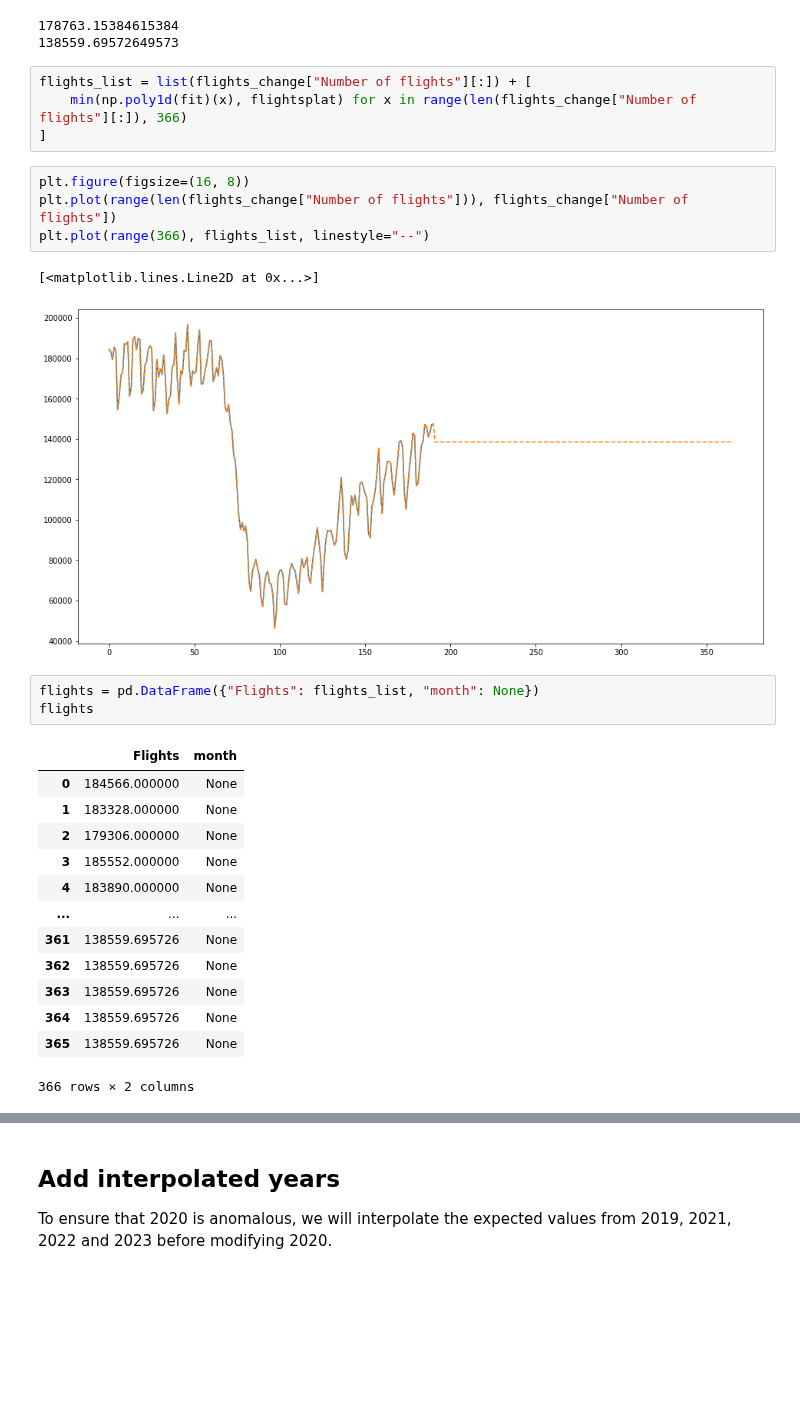
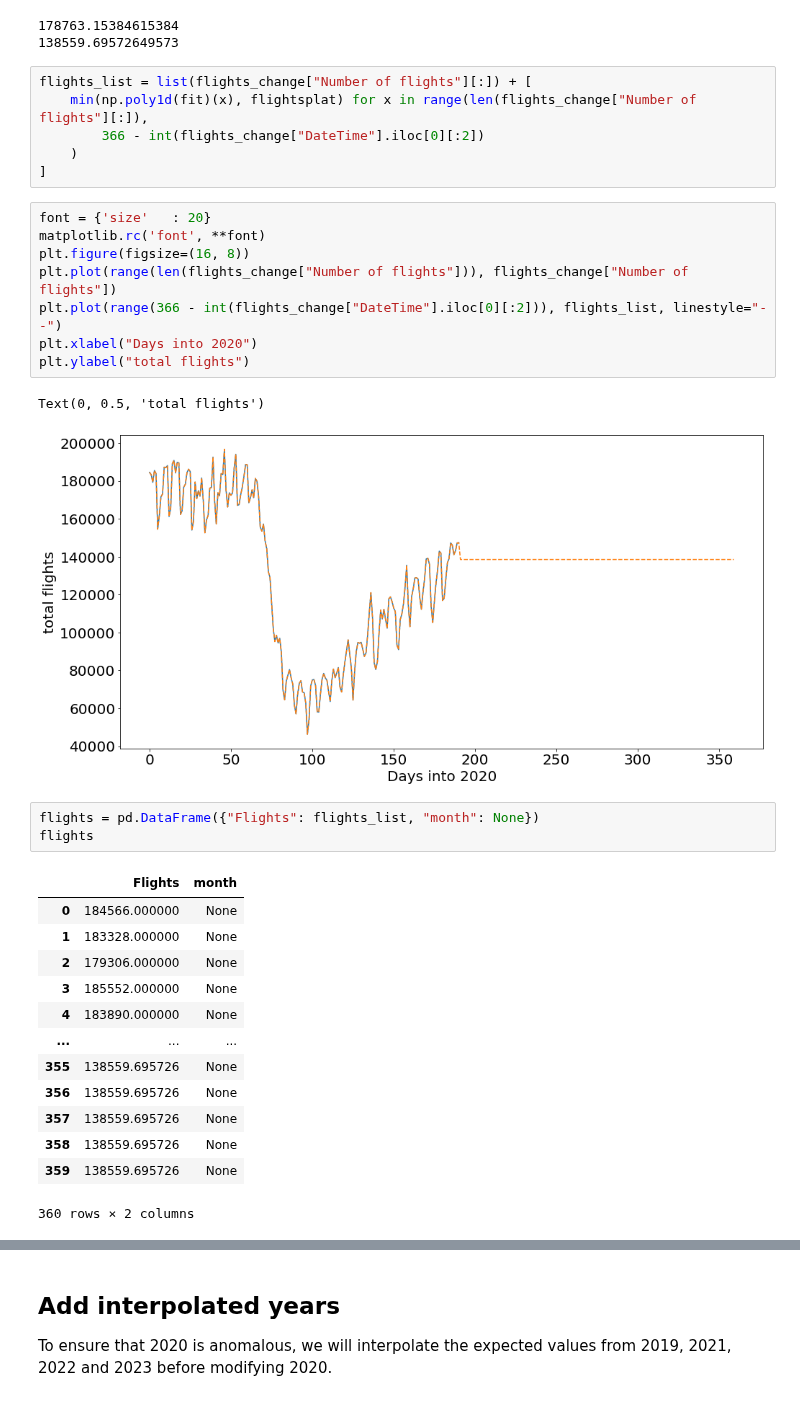
Before and after one commit to Rlamboll/modify_COVID19_netCDF_Emissions, a Jupyter notebook: calculations/calc_aviation_emissions.ipynb, the cells around one changed output, grey strips where cells are left out. Drawn from its saved outputs; the diff is of its cells as text; blank space fills up the shorter version.

```diff
--- a/calculations/calc_aviation_emissions.ipynb
+++ b/calculations/calc_aviation_emissions.ipynb
@@ -93,15 +100,21 @@ print(flightsplat)
 138559.69572649573
 # %%
 flights_list = list(flights_change["Number of flights"][:]) + [
-    min(np.poly1d(fit)(x), flightsplat) for x in range(len(flights_change["Number of flights"][:]), 366)
+    min(np.poly1d(fit)(x), flightsplat) for x in range(len(flights_change["Number of flights"][:]),
+        366 - int(flights_change["DateTime"].iloc[0][:2])
+    )
 ]
 # %%
+font = {'size'   : 20}
+matplotlib.rc('font', **font)
 plt.figure(figsize=(16, 8))
 plt.plot(range(len(flights_change["Number of flights"])), flights_change["Number of flights"])
-plt.plot(range(366), flights_list, linestyle="--")
+plt.plot(range(366 - int(flights_change["DateTime"].iloc[0][:2])), flights_list, linestyle="--")
+plt.xlabel("Days into 2020")
+plt.ylabel("total flights")
 # %% [output]
-[<matplotlib.lines.Line2D at 0x...>]
+Text(0, 0.5, 'total flights')
-[figure, old version]
+[figure, new version]
 # %%
 flights = pd.DataFrame({"Flights": flights_list, "month": None})
 flights
@@ -113,12 +126,12 @@ flights
 | 3 | 185552.000000 | None |
 | 4 | 183890.000000 | None |
 | ... | ... | ... |
-| 361 | 138559.695726 | None |
-| 362 | 138559.695726 | None |
-| 363 | 138559.695726 | None |
-| 364 | 138559.695726 | None |
-| 365 | 138559.695726 | None |
+| 355 | 138559.695726 | None |
+| 356 | 138559.695726 | None |
+| 357 | 138559.695726 | None |
+| 358 | 138559.695726 | None |
+| 359 | 138559.695726 | None |
-366 rows × 2 columns
+360 rows × 2 columns
 # %%
 flights["date"] = [date(year = 2020, month = 1, day =6) + timedelta(days=i) for i in flights.index]
 flights["month"] = [i.month for i in flights["date"]]
```
Also changed, not shown: parts of 10 cells of this notebook.
